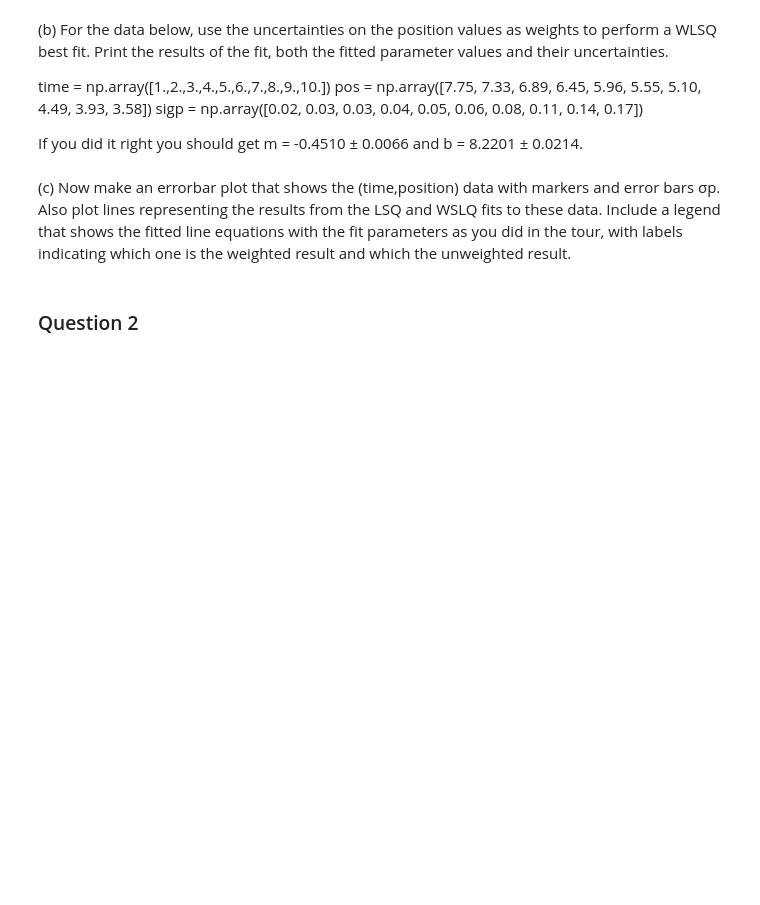
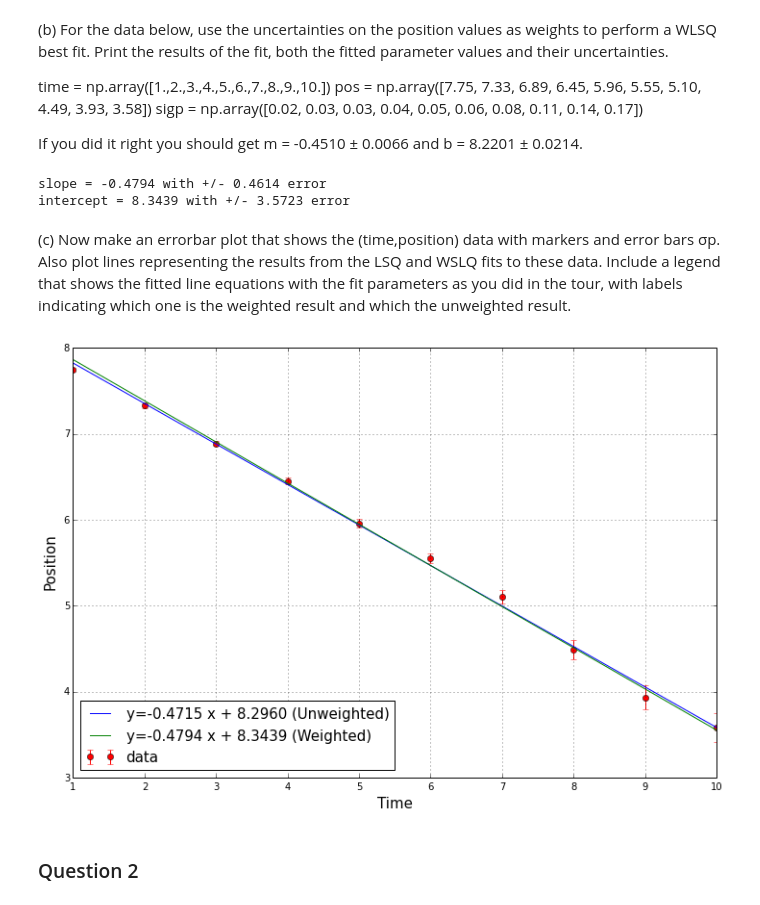
Before and after one commit to mnaworsk/PHYS202-S14, a Jupyter notebook: SciPy/OptimizationExercises.ipynb, the cells around one changed output. Drawn from its saved outputs; the diff is of its cells as text; code cells hidden in the pictures; blank space fills up the shorter version.

```diff
--- a/SciPy/OptimizationExercises.ipynb
+++ b/SciPy/OptimizationExercises.ipynb
@@ -88,5 +67,17 @@ NameError: name 't' is not defined
    sigp = np.array([0.02, 0.03, 0.03, 0.04, 0.05, 0.06, 0.08, 0.11, 0.14, 0.17])
 
 If you did it right you should get m = -0.4510 ± 0.0066 and b = 8.2201 ± 0.0214.
+# %%
+time = np.array([1., 2., 3., 4., 5., 6., 7., 8., 9., 10.]) #time in seconds
+position = np.array([7.75, 7.33, 6.89, 6.45, 5.96, 5.55, 5.10, 4.49, 3.93, 3.58]) #position in meters
+sigp = np.array([0.02, 0.03, 0.03, 0.04, 0.05, 0.06, 0.08, 0.11, 0.14, 0.17]) #uncertainty in position, in meters
+# %%
+slope1,slerr1,intercept1,interr1 = WeightedLLSqFit(time,position,sigp)
+# %%
+print "slope = %.4f with +/- %.4f error" % (slope1, slerr1)
+print "intercept = %.4f with +/- %.4f error" % (intercept1, interr1)
+# %% [output]
+slope = -0.4794 with +/- 0.4614 error
+intercept = 8.3439 with +/- 3.5723 error
 # %% [markdown]
 (c) Now make an errorbar plot that shows the (time,position) data with markers and error bars σp. Also plot lines representing the results from the LSQ and WSLQ fits to these data. Include a legend that shows the fitted line equations with the fit parameters as you did in the tour, with labels indicating which one is the weighted result and which the unweighted result.
@@ -104,3 +84,22 @@ plt.show()
+# %%
+f = lambda x,m,b: m*x + b
+slope2,slerr2,intercept2,interr2 = WeightedLLSqFit(time,position,
+                                                   np.array([1]*time.size))
+
+#plotting
+fig = plt.figure(figsize=(12,8))
+LSQlabel="y=%.4f x + %.4f (Unweighted)" % (slope2,intercept2)
+WLSQlabel="y=%.4f x + %.4f (Weighted)" % (slope1,intercept1)
+plt.errorbar(time,position,sigp,fmt='bo',label="data",color="r")
+plt.plot(time,f(time,slope2,intercept2),label=LSQlabel)
+plt.plot(time,f(time,slope1,intercept1),label=WLSQlabel)
+plt.legend(loc="lower left",fontsize=15)
+plt.xlabel("Time",fontsize=15)
+plt.ylabel("Position",fontsize=15)
+plt.grid()
+plt.show()
+# %% [output]
+[figure, added]
 # %% [markdown]
 ### Question 2
 # %% [markdown]
```
Also changed, not shown: parts of 9 cells of this notebook, 1 other file.
